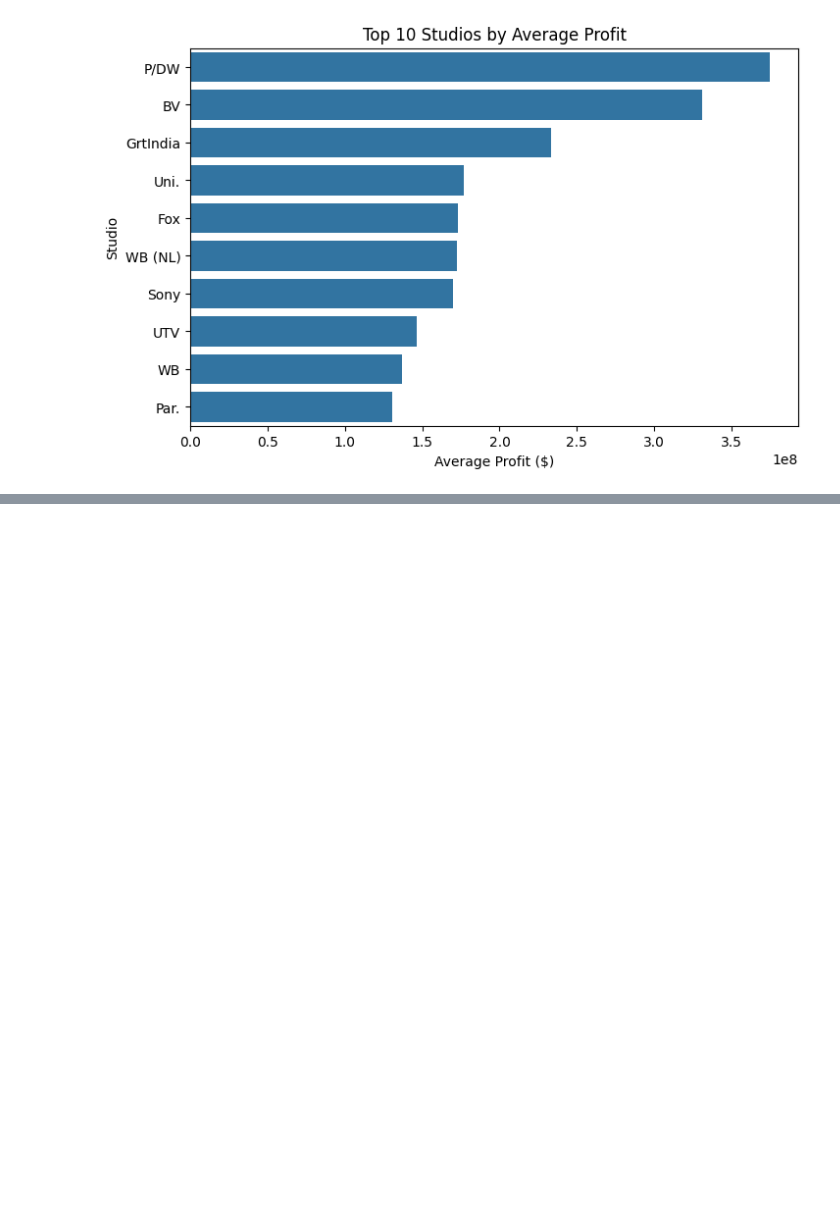
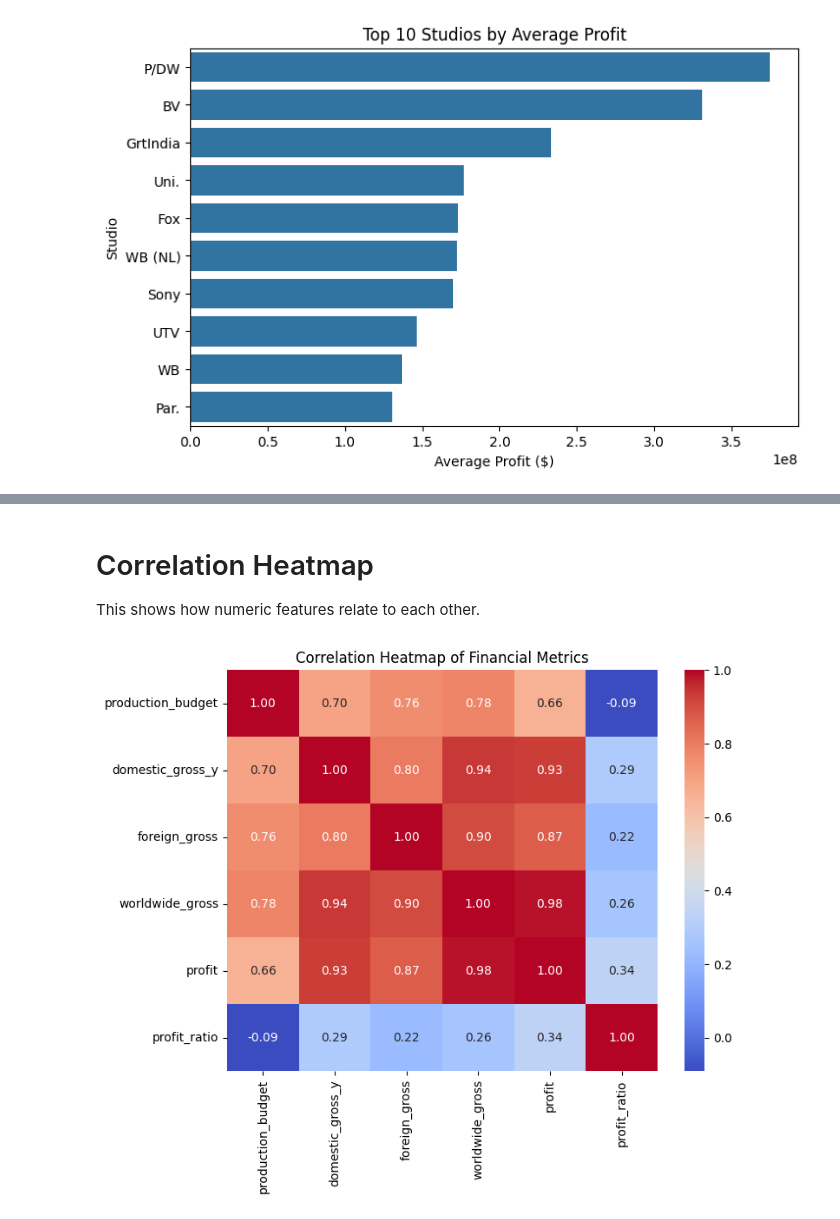
Before and after one commit to lorenaterah/Phase-2-project-G3, a Jupyter notebook: Notebooks/steve.ipynb, the cells around one changed output, grey strips where cells are left out. Drawn from its saved outputs; the diff is of its cells as text; code cells hidden in the pictures; blank space fills up the shorter version.

```diff
--- a/Notebooks/steve.ipynb
+++ b/Notebooks/steve.ipynb
@@ -704,0 +743,12 @@ plt.show()
+# %% [markdown]
+# Correlation Heatmap
+
+This shows how numeric features relate to each other.
+# %%
+plt.figure(figsize=(8,6))
+numeric_cols = ['production_budget', 'domestic_gross_y', 'foreign_gross', 'worldwide_gross', 'profit', 'profit_ratio']
+sns.heatmap(df_box[numeric_cols].corr(), annot=True, cmap='coolwarm', fmt=".2f")
+plt.title('Correlation Heatmap of Financial Metrics')
+plt.show()
+# %% [output]
+[figure, added]
```
Also changed, not shown: parts of 5 cells of this notebook.
